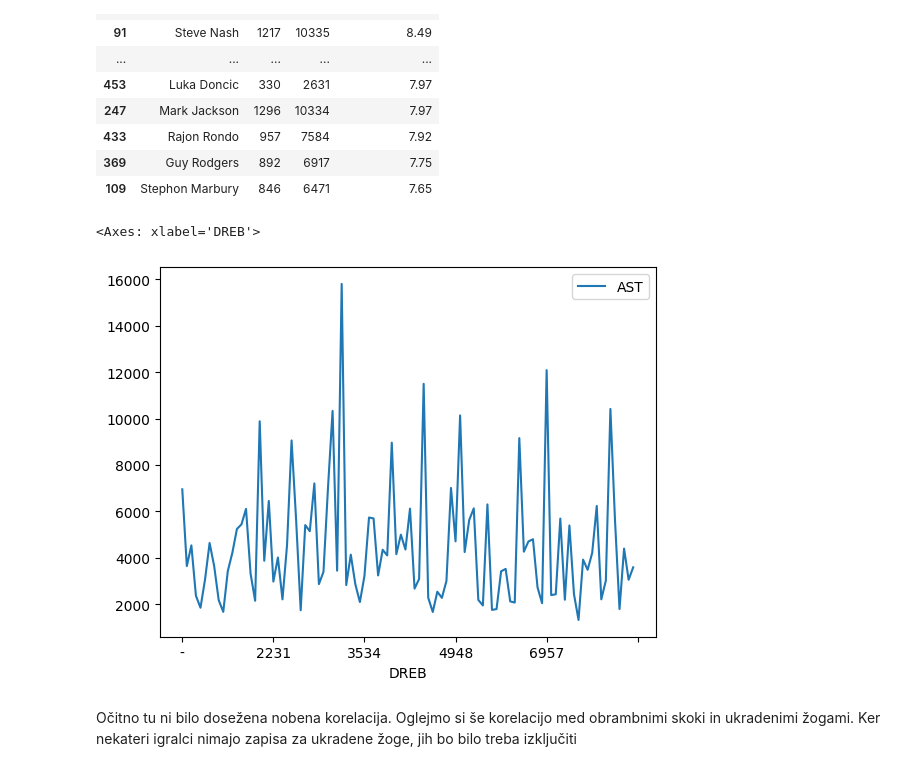
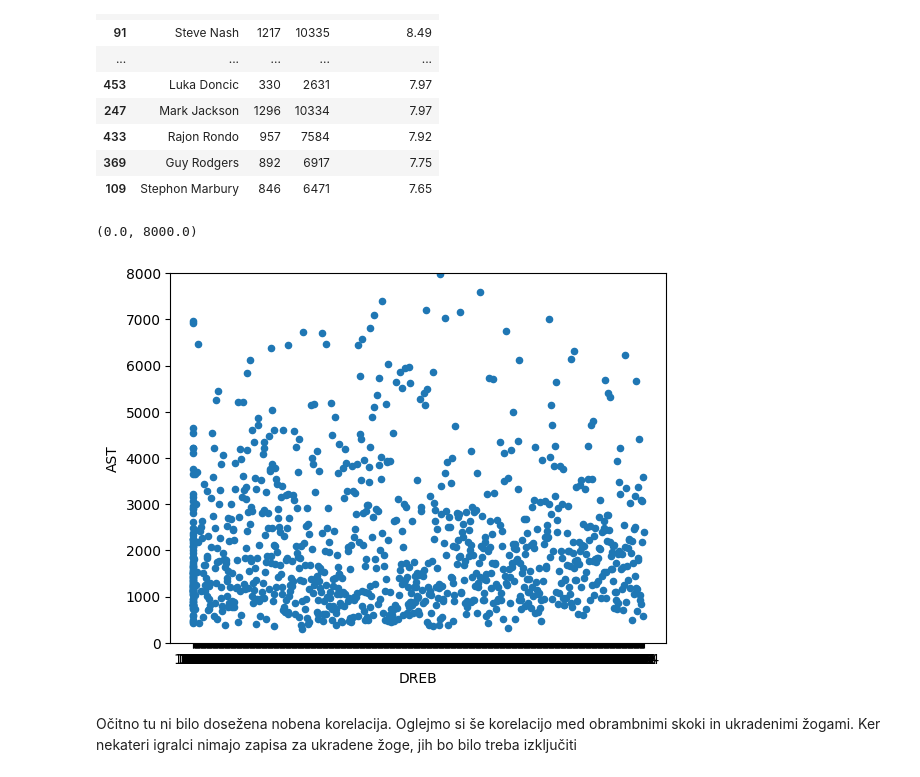
Before and after one commit to kondolini/Projektna, a Jupyter notebook: analiza_podatkov.ipynb, the cells around one changed output. Saved outputs shown, nothing was run; the diff lists cells and outputs as text; code cells hidden in the pictures.

```diff
--- a/analiza_podatkov.ipynb
+++ b/analiza_podatkov.ipynb
@@ -107,12 +107,12 @@ tabela_podajarcev.head(20)
 | 109 | Stephon Marbury | 846 | 6471 | 7.65 |
 # %%
 #poskusimo sedaj najti neko negativno korelacijo. Denimo, da bosta število asistenc in število skokov v obrambi v negativni korelaciji. Preverimo to za prvih 100 igralcev.
-prvih_100 = igralci.head(100)
+prvih_100 = igralci.head(1000)
 prvih_100 = prvih_100.sort_values(by="DREB", ascending=True)
-prvih_100.plot.line(x="DREB", y="AST")
+prvih_100.plot.scatter(x="DREB", y="AST").set_ylim(0,8000)
 # %% [output]
-<Axes: xlabel='DREB'>
+(0.0, 8000.0)
-[figure, old version]
+[figure, new version]
 # %% [markdown]
 Očitno tu ni bilo dosežena nobena korelacija. Oglejmo si še korelacijo med obrambnimi skoki in ukradenimi žogami. Ker nekateri igralci nimajo zapisa za ukradene žoge, jih bo bilo treba izključiti
 # %%
```
Also changed, not shown: parts of 5 cells of this notebook.
